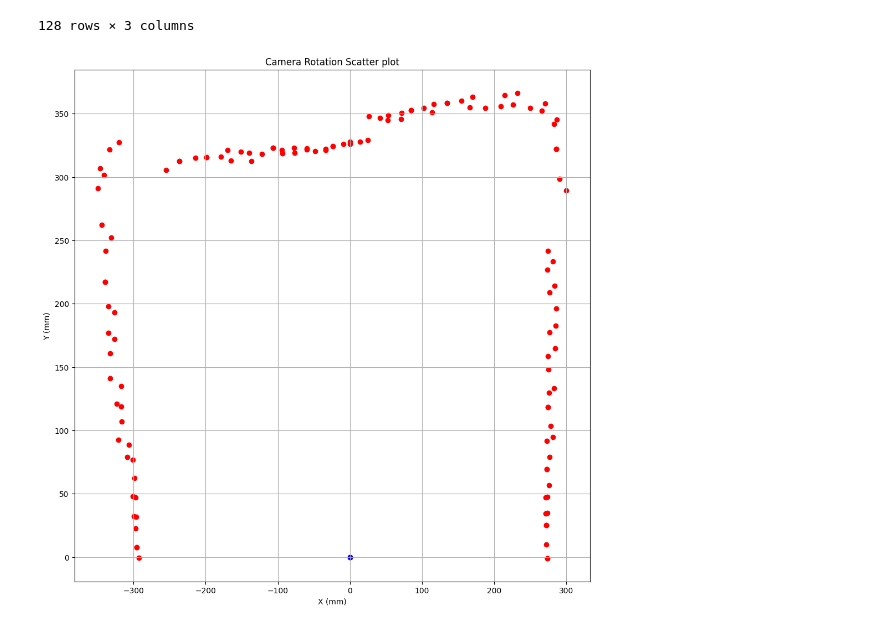
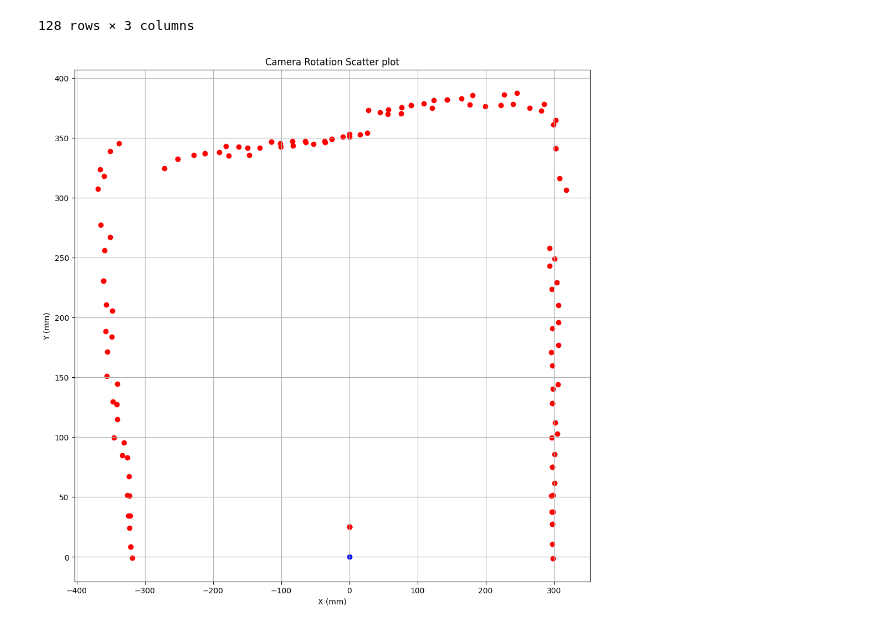
Before and after one commit to Klong1212/Robotmaster, a Jupyter notebook: RobotSensei_tof.ipynb, the cells around one changed output. Saved outputs shown, nothing was run; the diff lists cells and outputs as text; code cells hidden in the pictures.

```diff
--- a/RobotSensei_tof.ipynb
+++ b/RobotSensei_tof.ipynb
@@ -88,9 +88,10 @@ Data logger thread stopped.
 gimbal angle: pitch_angle:0.3, yaw_angle:-91.0, pitch_ground_angle:0.0, yaw_ground_angle:-81.5
 Data saved to robot_full_data.csv successfully.
 # %%
+import pandas as pd
 import matplotlib.pyplot as mp
 # ดึงข้อมูลจากไฟล์ CSV ที่บันทึกไว้ และ คลีนข้อมูลเบื้องต้น
-Raw_data = pd.read_csv("robot_full_data.csv")
+Raw_data = pd.read_csv("robotsensei_tof.csv")
 Raw_data = Raw_data[Raw_data['tof'] <= 500]
 Raw_data
 # %% [output]
@@ -110,23 +111,23 @@ Raw_data
 # %%
 import pandas as pd
 import numpy as np
 import matplotlib.pyplot as plt
 
 # แปลงมุมจากองศาเป็นเรเดียน และคำนวณระยะทางในแกน X และ Y
 angles_rad = np.deg2rad(Raw_data['angle'])
-distances = (Raw_data['tof'])
+distances = (Raw_data['tof'])+25
 
 
 u = distances * np.cos(angles_rad)
 v = distances * np.sin(angles_rad)
 plt.figure(figsize=(12, 12))
 plt.scatter(v, u, color='red')
 plt.scatter(0, 0, color='b')
 
 plt.grid()
 plt.title('Camera Rotation Scatter plot')
 plt.xlabel('X (mm)')
 plt.ylabel('Y (mm)')
 plt.show()
 # %% [output]
-[figure, old version]
+[figure, new version]
```
Also changed, not shown: parts of 1 cell of this notebook.
